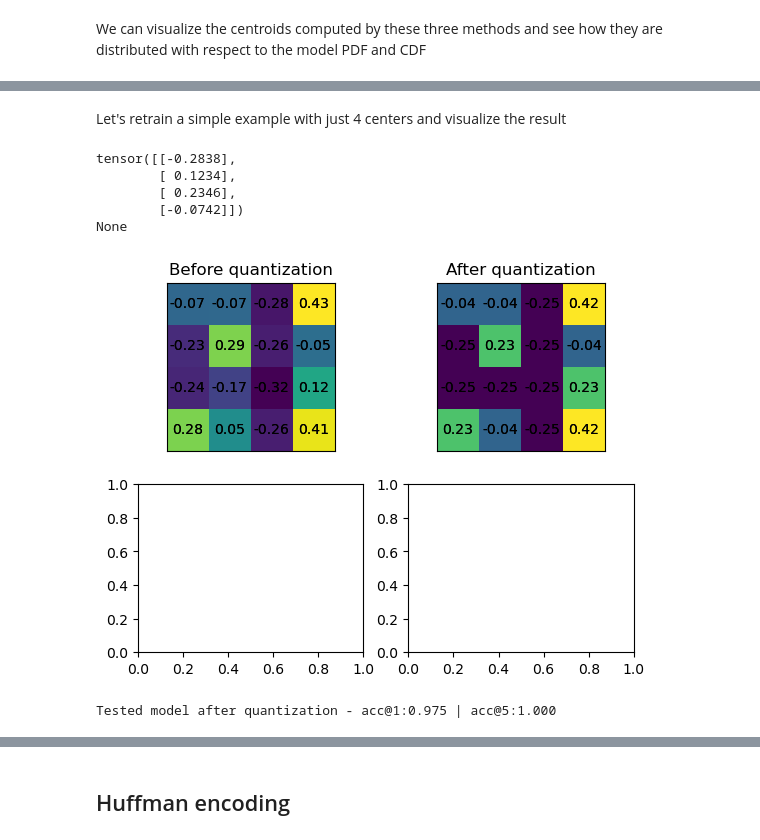
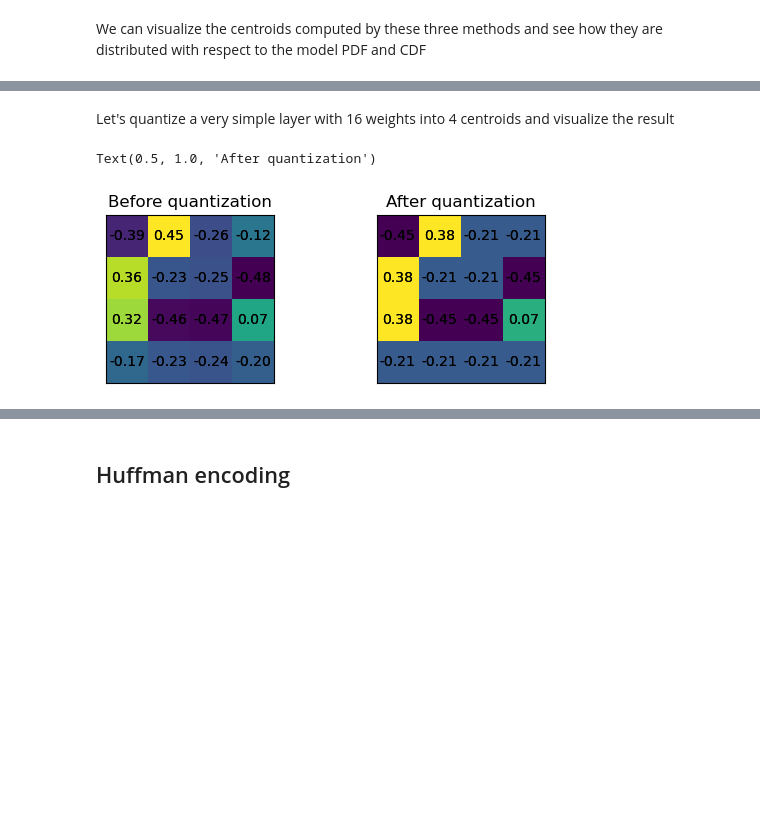
Before and after one commit to ciodar/deep-compression, a Jupyter notebook: notebooks/mnist-lenet300.ipynb, the cells around one changed output, grey strips where cells are left out. Saved outputs shown, nothing was run; the diff lists cells and outputs as text; code cells hidden in the pictures; blank space fills up the shorter version.

Commit message:
Updated mnist-lenet300 notebook

```diff
--- a/notebooks/mnist-lenet300.ipynb
+++ b/notebooks/mnist-lenet300.ipynb
@@ -33,7 +24,7 @@ Here we replicate the results of the paper using MNIST dataset, using the LeNet-
 # Configuration
 # %%
 # Retrieve a pretrained model
-config_dict = {'config':'configs/lenet300-notebook.json'}
+config_dict = {'config':'configs/LeNet300/lenet-300-pretrain.json'}
 
 config = ConfigParser.from_dict(config_dict)
 
@@ -74,7 +62,7 @@ model = LitModel(config,config.init_obj('arch', module_arch))
 print(model)
 
 trainer = Trainer(
-    accelerator="gpu",enable_checkpointing=False,logger=False,max_epochs=5
+    accelerator="gpu",enable_checkpointing=False,logger=False,max_epochs=10
 )
 
 trainer.fit(model, data_loader, valid_data_loader)
@@ -115,16 +105,16 @@ $$ \text{threshold} = \sigma * s $$
 # %%
 # Custom callback extending ModelPruning callback adding configuration on which epochs to prune. Executes pruning function after specified training epoch.
 pruning_callback = IterativePruning(
-    pruning_epochs=[0],
+    pruning_schedule={"epochs":[0]},
     pruning_fn="l1_unstructured",
     parameter_names=["weight"],
-    amount=0.91,
+    amount=0.92,
     use_global_unstructured=True,
     make_pruning_permanent=False,
     verbose=2
 )
 trainer = Trainer(
-    accelerator="gpu",enable_checkpointing=False,logger=False,max_epochs=5,callbacks = [pruning_callback]
+    accelerator="gpu",enable_checkpointing=False,logger=False,max_epochs=10,callbacks = [pruning_callback]
 )
 
 trainer.fit(model,data_loader,valid_data_loader)
@@ -304,66 +289,32 @@ Finally, let's compare performances of the three methods:
 # %% [markdown]
-Let's retrain a simple example with just 4 centers and visualize the result
+Let's quantize a very simple layer with 16 weights into 4 centroids and visualize the result
 # %%
-from quantization import linear_quantization
+from compression.quantization import linear_quantization
 
 def plot_matrix(matrix,ax):
     ax.imshow(matrix)
     ax.set_xticks([])
     ax.set_yticks([])
     for (j,i),label in np.ndenumerate(matrix):
         ax.text(i,j,f"{label:.2f}",ha='center',va='center')
         ax.text(i,j,f"{label:.2f}",ha='center',va='center')
 
 fig = plt.figure()
 
 layer = nn.Linear(4,4)
 
 w = layer.weight.detach().cpu().numpy()
 
 ax = fig.add_subplot(221)
 plot_matrix(w, ax)
 ax.set_title("Before quantization")
 
 layer = linear_quantization(layer,bits=2,name="weight")
 w = layer.weight.detach().cpu().numpy()
 
 ax = fig.add_subplot(222)
 plot_matrix(w, ax)
 ax.set_title("After quantization")
-
-layer.weight_centers.register_hook(print)
-
-x = torch.randn(4)
-y = torch.rand(4)
-
-loss = F.cross_entropy(layer(x),y)
-loss.backward(retain_graph=True)
-# loss.backward(retain_graph=True)
-
-for
-
-print(loss.grad)
-
-ax = fig.add_subplot(223)
-
-
-ax = fig.add_subplot(224)
 # %% [output]
-tensor([[-0.2838],
-        [ 0.1234],
-        [ 0.2346],
-        [-0.0742]])
-None
+Text(0.5, 1.0, 'After quantization')
-[figure, old version]
+[figure, new version]
-# %%
-quantizer = config['quantizer']
-quantize_fn = module_quantize.linear_quantization
-
-model_cpy = copy.deepcopy(model)
-
-model_cpy = module_quantize.quantize_model(model_cpy, quantize_fn, {k:2 for k in quantizer['levels']}, None)
-
-_, acc1, acc5 = trainer._valid_epoch(-1).values()
-print("Tested model after quantization - acc@1:{:.3f} | acc@5:{:.3f}".format(acc1, acc5))
-# %% [output]
-Tested model after quantization - acc@1:0.975 | acc@5:1.000
```
Also changed, not shown: parts of 16 cells of this notebook, 2 other files.
